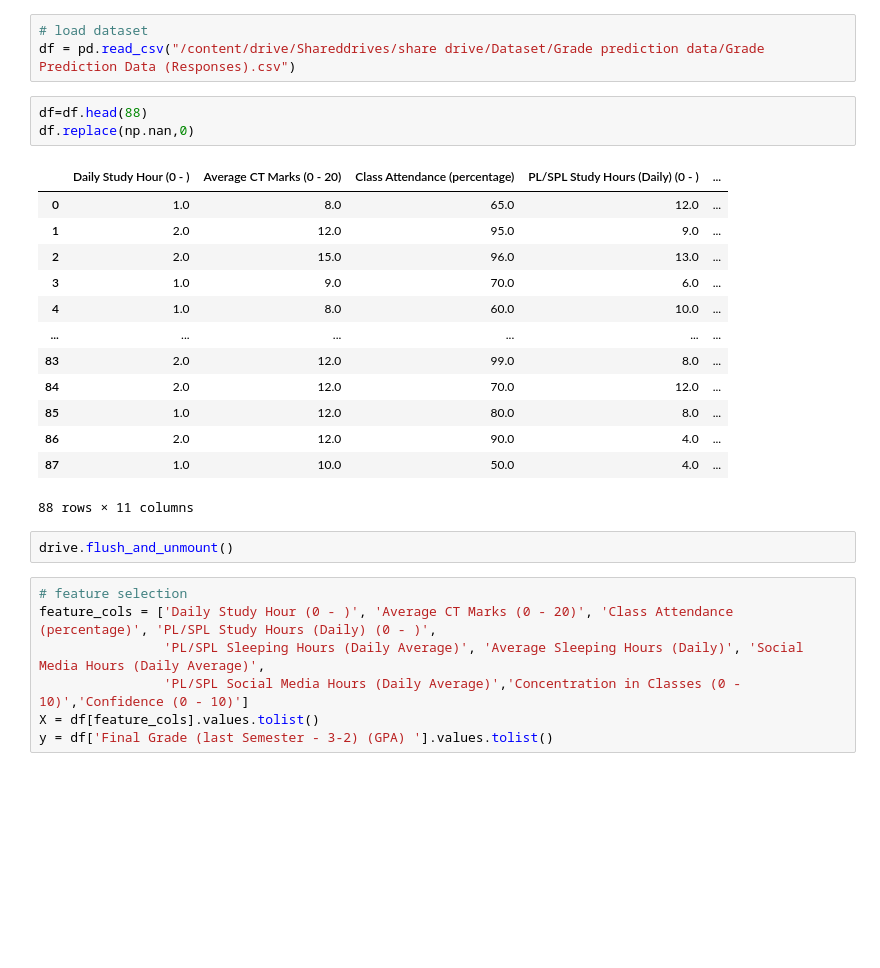
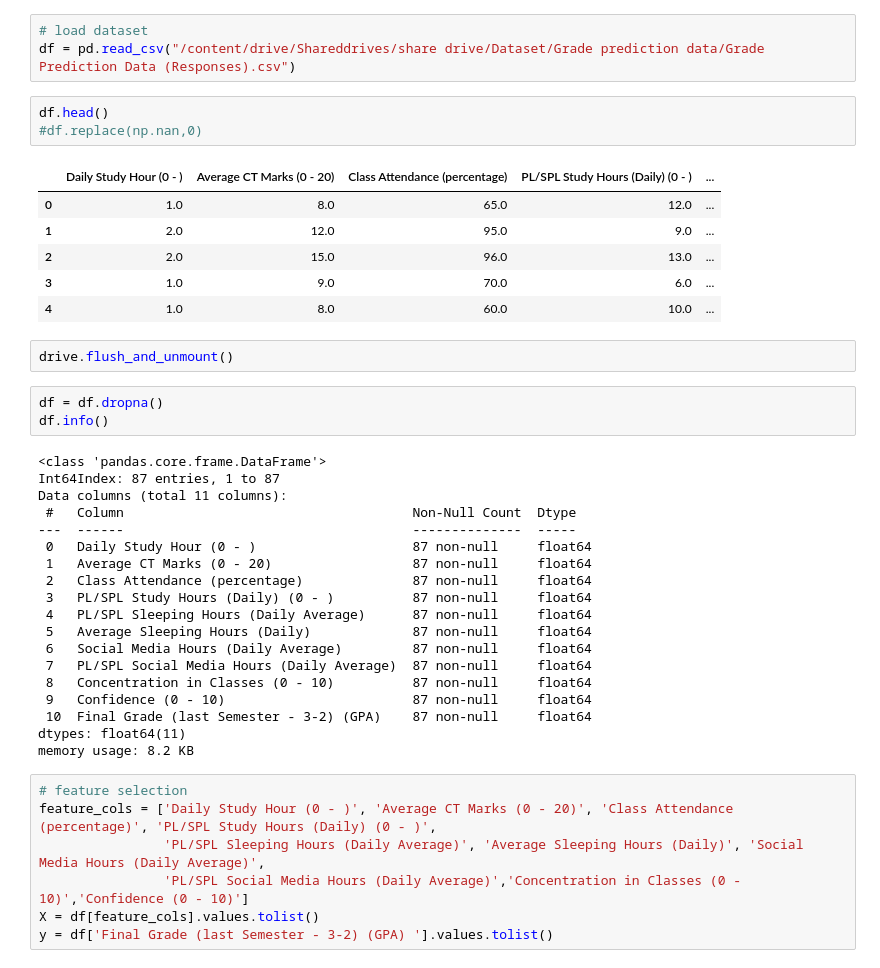
Before and after one commit to nahid0335/GradePrediction, a Jupyter notebook: GradePrediction.ipynb, the cells around one changed output. Drawn from its saved outputs; the diff is of its cells as text; blank space fills up the shorter version.

```diff
--- a/GradePrediction.ipynb
+++ b/GradePrediction.ipynb
@@ -21,24 +21,39 @@ Mounted at /content/drive
 # load dataset
 df = pd.read_csv("/content/drive/Shareddrives/share drive/Dataset/Grade prediction data/Grade Prediction Data (Responses).csv")
 # %%
-df=df.head(88)
-df.replace(np.nan,0)
+df.head()
+#df.replace(np.nan,0)
 # %% [output]
 |  | Daily Study Hour (0 - ) | Average CT Marks (0 - 20) | Class Attendance (percentage) | PL/SPL Study Hours (Daily) (0 - ) | ... |
 | 0 | 1.0 | 8.0 | 65.0 | 12.0 | ... |
 | 1 | 2.0 | 12.0 | 95.0 | 9.0 | ... |
 | 2 | 2.0 | 15.0 | 96.0 | 13.0 | ... |
 | 3 | 1.0 | 9.0 | 70.0 | 6.0 | ... |
 | 4 | 1.0 | 8.0 | 60.0 | 10.0 | ... |
-| ... | ... | ... | ... | ... | ... |
-| 83 | 2.0 | 12.0 | 99.0 | 8.0 | ... |
-| 84 | 2.0 | 12.0 | 70.0 | 12.0 | ... |
-| 85 | 1.0 | 12.0 | 80.0 | 8.0 | ... |
-| 86 | 2.0 | 12.0 | 90.0 | 4.0 | ... |
-| 87 | 1.0 | 10.0 | 50.0 | 4.0 | ... |
-88 rows × 11 columns
 # %%
 drive.flush_and_unmount()
+# %%
+df = df.dropna()
+df.info()
+# %% [output]
+<class 'pandas.core.frame.DataFrame'>
+Int64Index: 87 entries, 1 to 87
+Data columns (total 11 columns):
+ #   Column                                     Non-Null Count  Dtype
+---  ------                                     --------------  -----
+ 0   Daily Study Hour (0 - )                    87 non-null     float64
+ 1   Average CT Marks (0 - 20)                  87 non-null     float64
+ 2   Class Attendance (percentage)              87 non-null     float64
+ 3   PL/SPL Study Hours (Daily) (0 - )          87 non-null     float64
+ 4   PL/SPL Sleeping Hours (Daily Average)      87 non-null     float64
+ 5   Average Sleeping Hours (Daily)             87 non-null     float64
+ 6   Social Media Hours (Daily Average)         87 non-null     float64
+ 7   PL/SPL Social Media Hours (Daily Average)  87 non-null     float64
+ 8   Concentration in Classes (0 - 10)          87 non-null     float64
+ 9   Confidence (0 - 10)                        87 non-null     float64
+ 10  Final Grade (last Semester - 3-2) (GPA)    87 non-null     float64
+dtypes: float64(11)
+memory usage: 8.2 KB
 # %%
 # feature selection
 feature_cols = ['Daily Study Hour (0 - )', 'Average CT Marks (0 - 20)', 'Class Attendance (percentage)', 'PL/SPL Study Hours (Daily) (0 - )',
```
Also changed, not shown: parts of 25 cells of this notebook.
